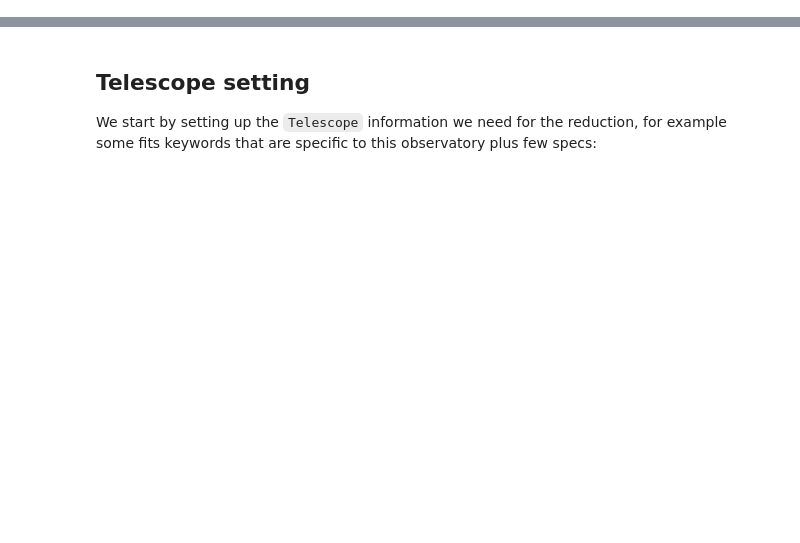
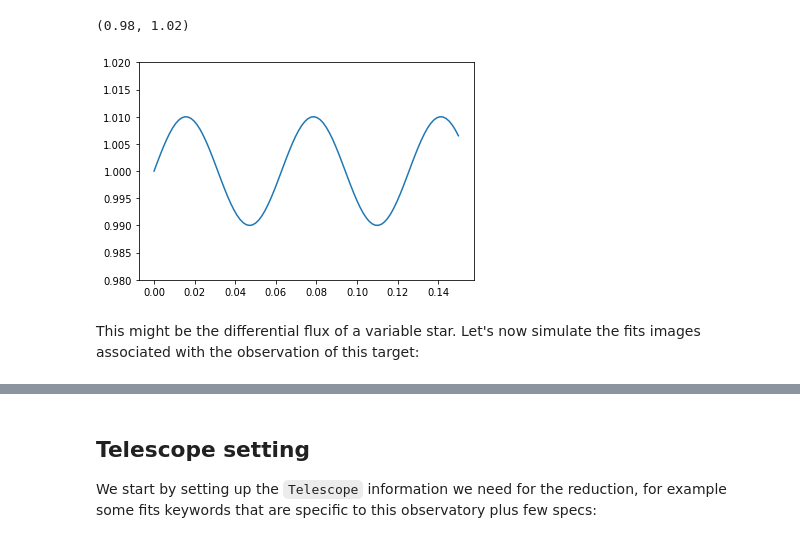
Before and after one commit to lgrcia/prose, a Jupyter notebook: docs/source/notebooks/reduction.ipynb, the cells around one changed output, grey strips where cells are left out. Saved outputs shown, nothing was run; the diff lists cells and outputs as text; code cells hidden in the pictures; blank space fills up the shorter version.

```diff
--- a/docs/source/notebooks/reduction.ipynb
+++ b/docs/source/notebooks/reduction.ipynb
@@ -19,0 +14,14 @@ WARNING: leap-second auto-update failed due to the following exception: RuntimeE
+# %%
+import numpy as np
+import matplotlib.pyplot as plt
+
+time = np.linspace(0, 0.15, 100)
+target_dflux = 1 + np.sin(time*100)*1e-2
+
+plt.plot(time, target_dflux)
+plt.ylim(0.98, 1.02)
+# %% [output]
+(0.98, 1.02)
+[figure, added]
+# %% [markdown]
+This might be the differential flux of a variable star. Let's now simulate the fits images associated with the observation of this target:
```
Also changed, not shown: parts of 20 cells of this notebook, 6 other files.
